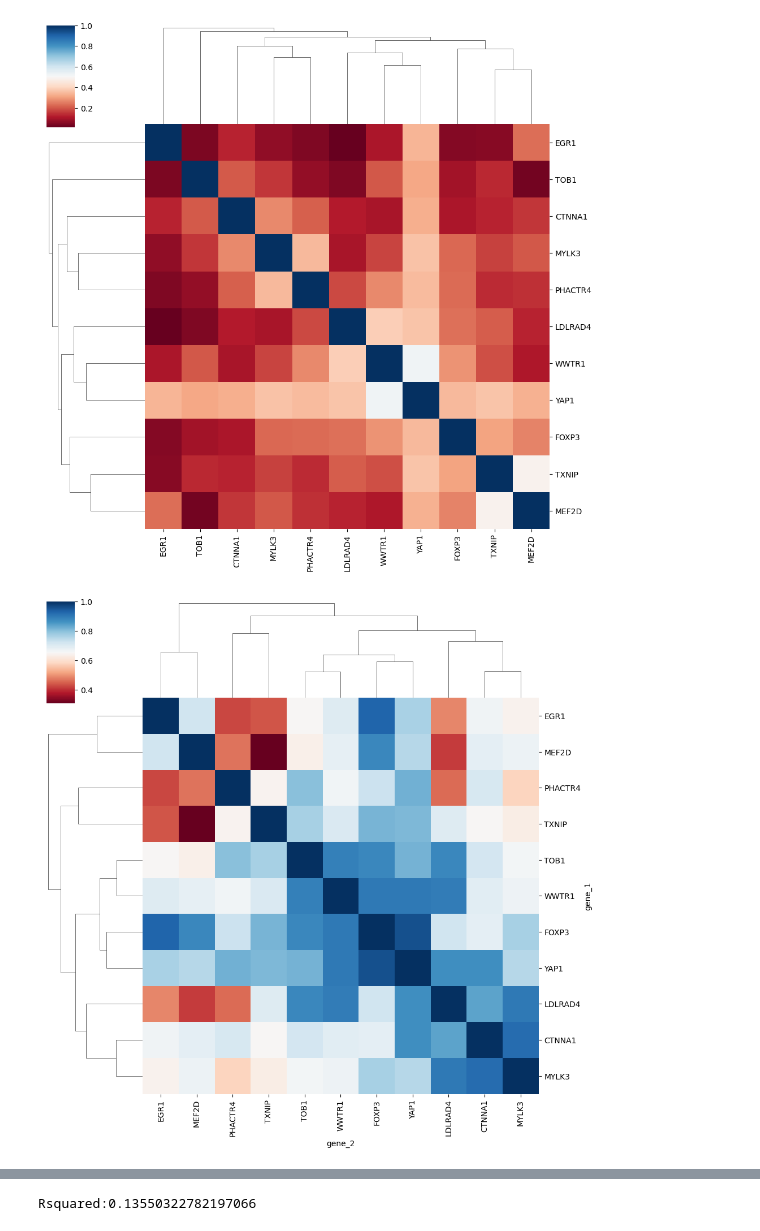
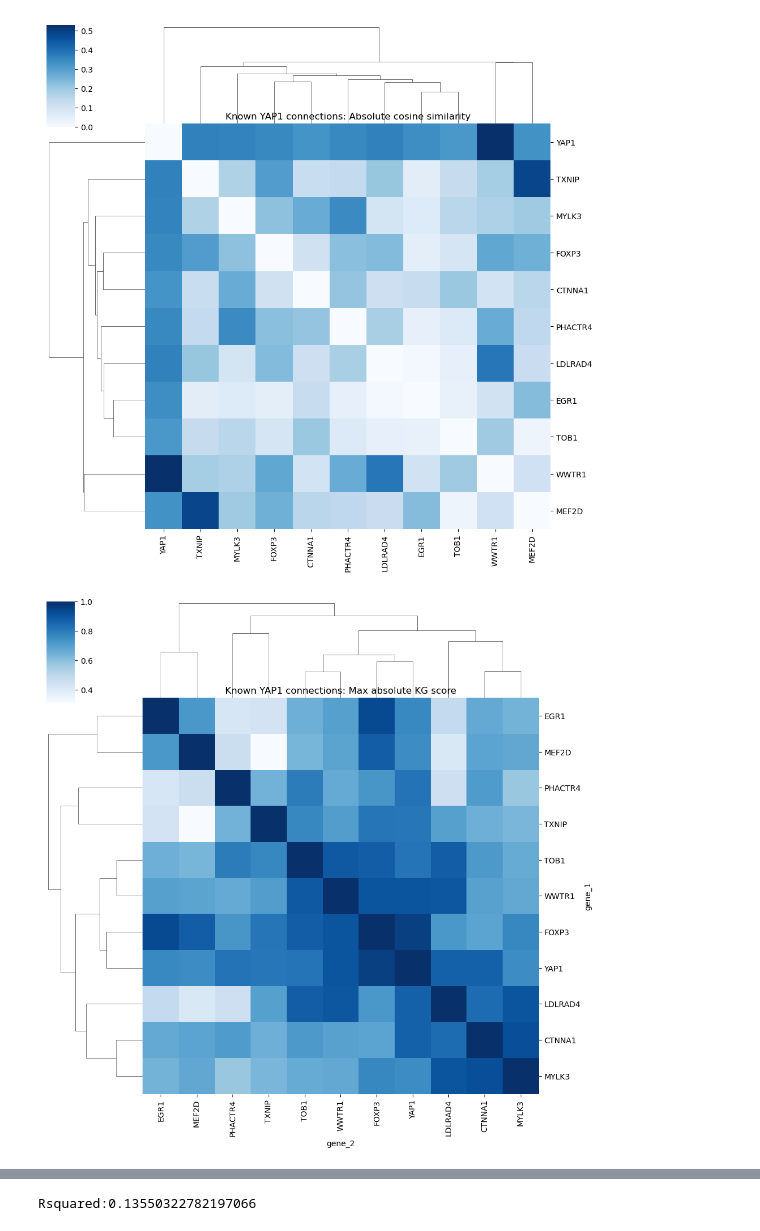
Before and after one commit to jump-cellpainting/2024_Chandrasekaran_Morphmap, a Jupyter notebook: 07.compute-cosine-similarities/08.0.check-YAP1-connections-known.ipynb, the cells around one changed output, grey strips where cells are left out. Cells and saved outputs as stored; diff of their text form; code cells hidden in the pictures.

```diff
--- a/07.compute-cosine-similarities/08.0.check-YAP1-connections-known.ipynb
+++ b/07.compute-cosine-similarities/08.0.check-YAP1-connections-known.ipynb
@@ -54,7 +54,7 @@ yap1_df = (
     .query(
         "Metadata_Gene_Symbol!='YAP1' and Metadata_Gene_Symbol !='PHACTR1' and Metadata_Gene_Symbol !='SYT2'"
     )
-    .query("Metadata_Gene_Symbol in @knowledge_graph_unknown.gene_2")
+    .query("Metadata_Gene_Symbol in @knowledge_graph_known.gene_2")
 )
 
 yap1_df["similarity"] = np.abs(yap1_df["similarity"])
@@ -129,19 +129,26 @@ coexpression_df = pd.DataFrame(
 # %%
 g = sns.clustermap(
     orf_df,
-    cmap="RdBu",
+    cmap="Blues",
     vmin=np.min(orf_df.values),
     vmax=np.max(orf_df.values),
 )
+
+g.ax_heatmap.set_title(f"Known YAP1 connections: Absolute cosine similarity")
+plt.savefig(f"figures/YAP1-connections-known-cosine-similarity.png", dpi=300)
+plt.savefig(f"figures/YAP1-connections-known-cosine-similarity.svg", dpi=300)
 # %% [output]
-[figure, old version]
+[figure, new version]
 # %%
 g = sns.clustermap(
     knowledge_graph,
-    cmap="RdBu",
+    cmap="Blues",
     vmin=np.min(knowledge_graph.values),
     vmax=np.max(knowledge_graph.values),
 )
-plt.show()
+
+g.ax_heatmap.set_title(f"Known YAP1 connections: Max absolute KG score")
+plt.savefig(f"figures/YAP1-connections-known-KG.png", dpi=300)
+plt.savefig(f"figures/YAP1-connections-known-KG.svg", dpi=300)
 # %% [output]
-[figure, old version]
+[figure, new version]
```
Also changed, not shown: parts of 4 cells of this notebook, 13 other files.
